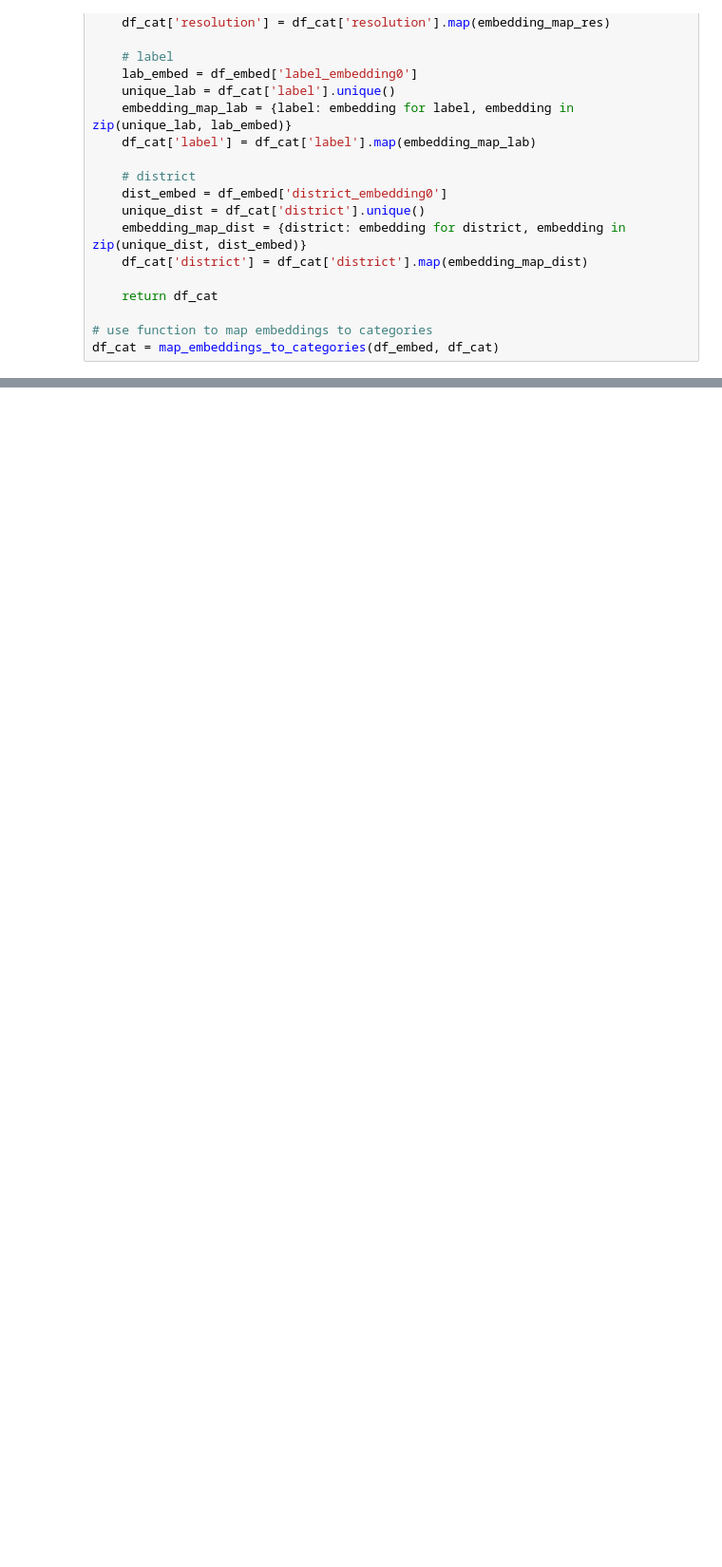
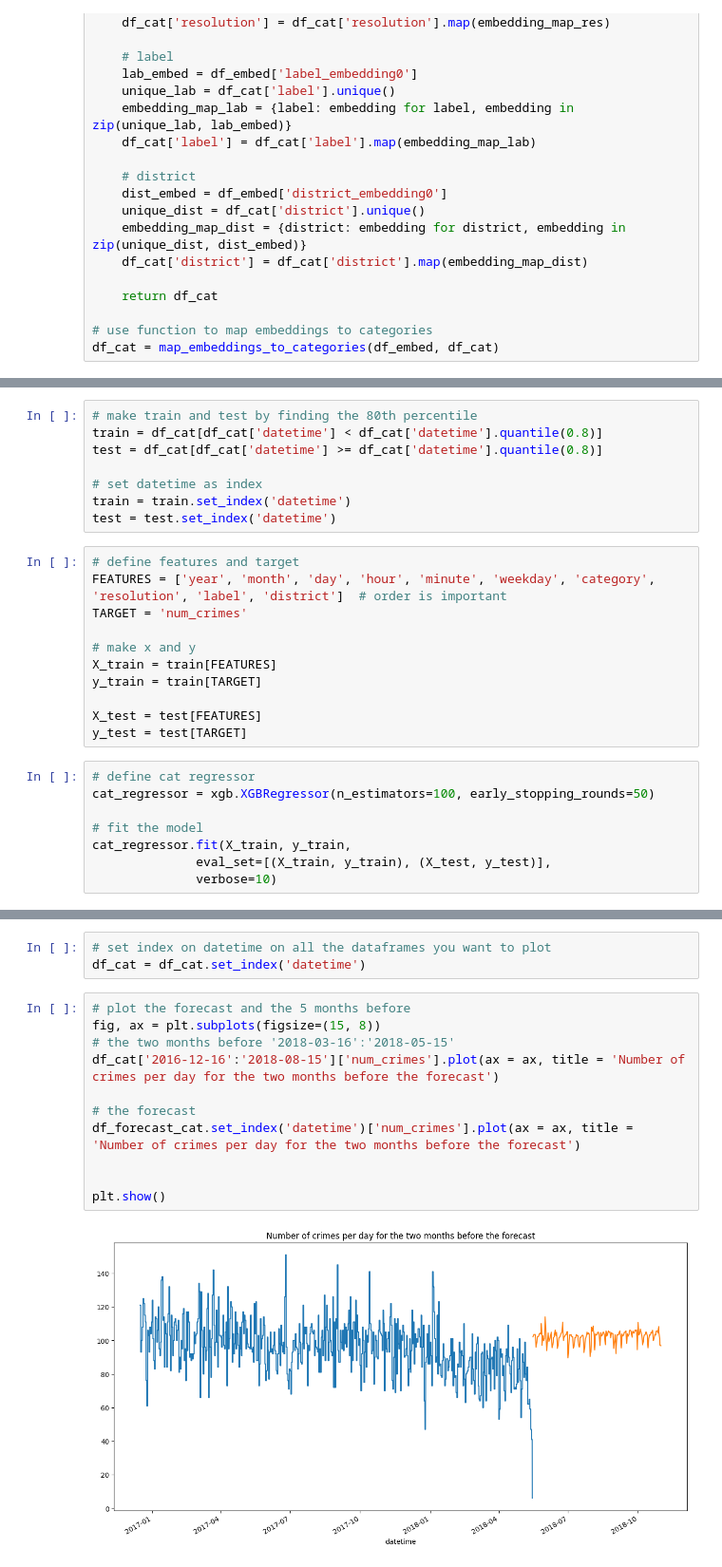
Before and after one commit to kristianseverin/CasePFA, a Jupyter notebook: XGBoost.ipynb, the cells around one changed output, grey strips where cells are left out. Shown at 95% size. Saved outputs shown, nothing was run; the diff lists cells and outputs as text; blank space fills up the shorter version.

```diff
--- a/XGBoost.ipynb
+++ b/XGBoost.ipynb
@@ -600,0 +591,27 @@ df_cat
+# %%
+# make train and test by finding the 80th percentile
+train = df_cat[df_cat['datetime'] < df_cat['datetime'].quantile(0.8)]
+test = df_cat[df_cat['datetime'] >= df_cat['datetime'].quantile(0.8)]
+
+# set datetime as index
+train = train.set_index('datetime')
+test = test.set_index('datetime')
+# %%
+# define features and target
+FEATURES = ['year', 'month', 'day', 'hour', 'minute', 'weekday', 'category', 'resolution', 'label', 'district']  # order is important
+TARGET = 'num_crimes'
+
+# make x and y
+X_train = train[FEATURES]
+y_train = train[TARGET]
+
+X_test = test[FEATURES]
+y_test = test[TARGET]
+# %%
+# define cat regressor
+cat_regressor = xgb.XGBRegressor(n_estimators=100, early_stopping_rounds=50)
+
+# fit the model
+cat_regressor.fit(X_train, y_train,
+              eval_set=[(X_train, y_train), (X_test, y_test)],
+              verbose=10)
@@ -600,0 +692,16 @@ df_cat
+# %%
+# set index on datetime on all the dataframes you want to plot
+df_cat = df_cat.set_index('datetime')
+# %%
+# plot the forecast and the 5 months before
+fig, ax = plt.subplots(figsize=(15, 8))
+# the two months before '2018-03-16':'2018-05-15'
+df_cat['2016-12-16':'2018-08-15']['num_crimes'].plot(ax = ax, title = 'Number of crimes per day for the two months before the forecast')
+
+# the forecast
+df_forecast_cat.set_index('datetime')['num_crimes'].plot(ax = ax, title = 'Number of crimes per day for the two months before the forecast')
+
+
+plt.show()
+# %% [output]
+[figure, added]
```
Also changed, not shown: parts of 14 cells of this notebook, 10 other files.
